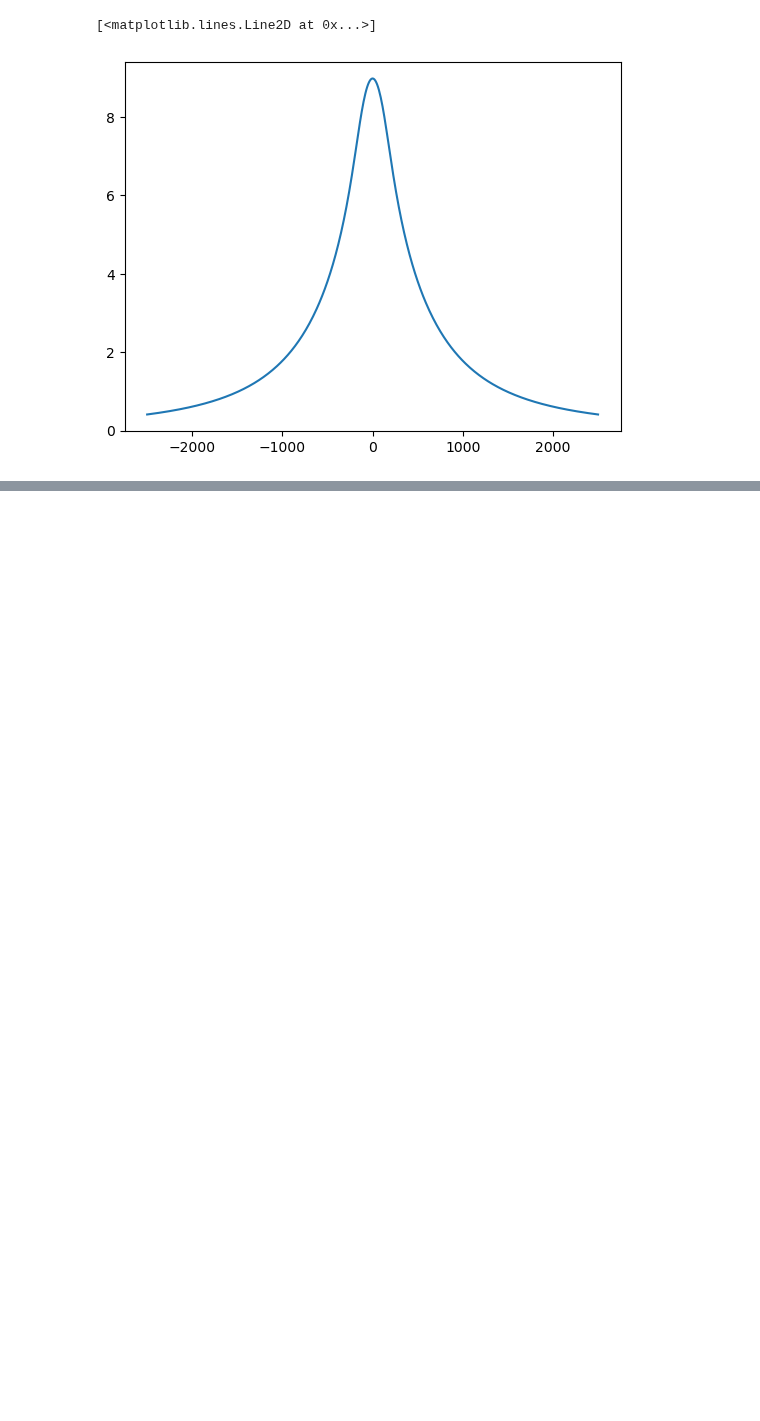
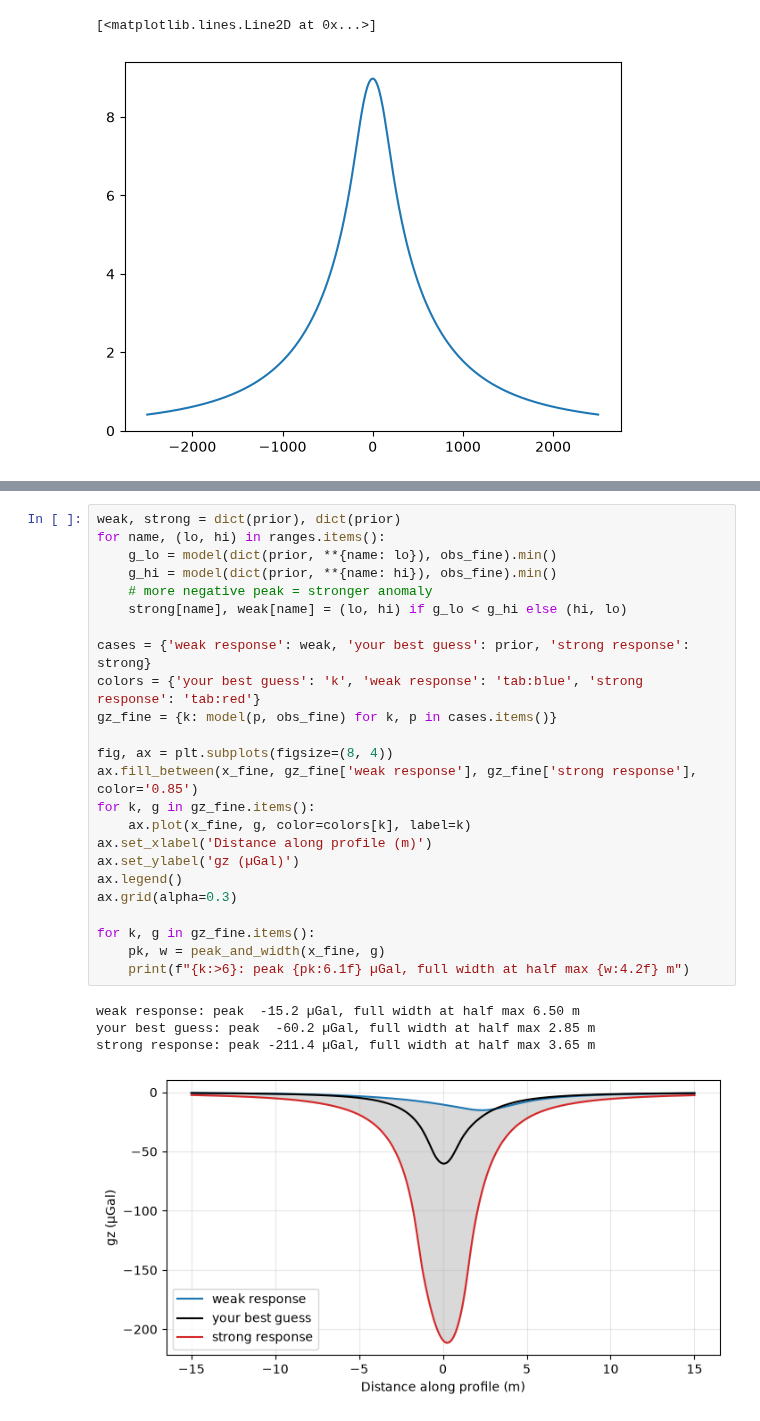
Before and after one commit to rozbking/GPGN318, a Jupyter notebook: Labs/gravity/05-Gravity-Modeling.ipynb, the cells around one changed output, grey strips where cells are left out. Drawn from its saved outputs; the diff is of its cells as text; blank space fills up the shorter version.

```diff
--- a/Labs/gravity/05-Gravity-Modeling.ipynb
+++ b/Labs/gravity/05-Gravity-Modeling.ipynb
@@ -259,0 +339,29 @@ You should all be comfortable with working in markdown for submitting responses
+# %%
+weak, strong = dict(prior), dict(prior)
+for name, (lo, hi) in ranges.items():
+    g_lo = model(dict(prior, **{name: lo}), obs_fine).min()
+    g_hi = model(dict(prior, **{name: hi}), obs_fine).min()
+    # more negative peak = stronger anomaly
+    strong[name], weak[name] = (lo, hi) if g_lo < g_hi else (hi, lo)
+
+cases = {'weak response': weak, 'your best guess': prior, 'strong response': strong}
+colors = {'your best guess': 'k', 'weak response': 'tab:blue', 'strong response': 'tab:red'}
+gz_fine = {k: model(p, obs_fine) for k, p in cases.items()}
+
+fig, ax = plt.subplots(figsize=(8, 4))
+ax.fill_between(x_fine, gz_fine['weak response'], gz_fine['strong response'], color='0.85')
+for k, g in gz_fine.items():
+    ax.plot(x_fine, g, color=colors[k], label=k)
+ax.set_xlabel('Distance along profile (m)')
+ax.set_ylabel('gz (µGal)')
+ax.legend()
+ax.grid(alpha=0.3)
+
+for k, g in gz_fine.items():
+    pk, w = peak_and_width(x_fine, g)
+    print(f"{k:>6}: peak {pk:6.1f} µGal, full width at half max {w:4.2f} m")
+# %% [output]
+weak response: peak  -15.2 µGal, full width at half max 6.50 m
+your best guess: peak  -60.2 µGal, full width at half max 2.85 m
+strong response: peak -211.4 µGal, full width at half max 3.65 m
+[figure, added]
```
Also changed, not shown: parts of 65 cells of this notebook.
